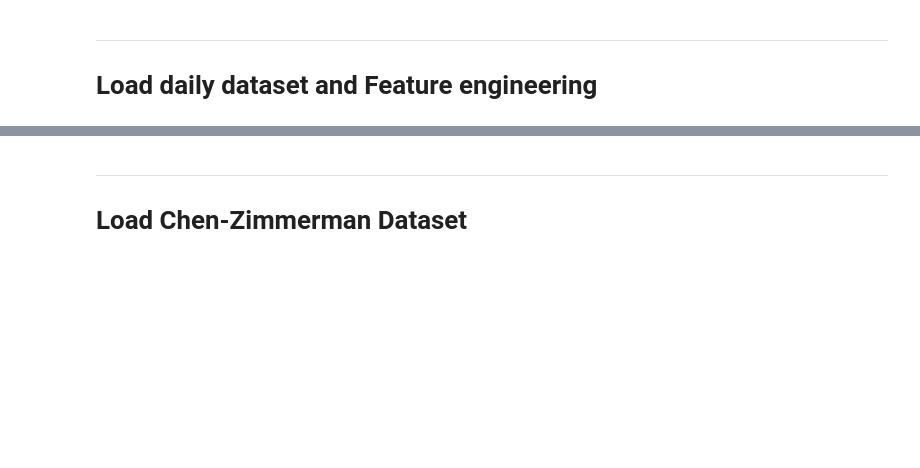
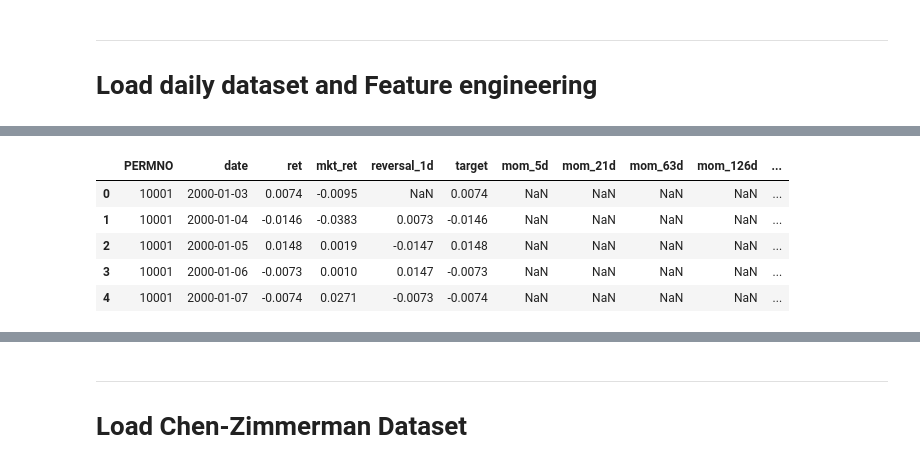
Before and after one commit to leo-wun/Can-Signal-Ensembles-beat-the-S-P500, a Jupyter notebook: notebooks/02_features.ipynb, the cells around one changed output, grey strips where cells are left out. Cells and saved outputs as stored; diff of their text form; code cells hidden in the pictures; blank space fills up the shorter version.

```diff
--- a/notebooks/02_features.ipynb
+++ b/notebooks/02_features.ipynb
@@ -30,0 +60,13 @@ pd.set_option('display.float_format', '{:.4f}'.format)
+# %%
+df = polars_features(data, value_col='ret', date_col='date', target_col = 'ret', reversal=True)
+
+df = df.to_pandas()
+
+df.head()
+# %% [output]
+|  | PERMNO | date | ret | mkt_ret | reversal_1d | target | mom_5d | mom_21d | mom_63d | mom_126d | ... |
+| 0 | 10001 | 2000-01-03 | 0.0074 | -0.0095 | NaN | 0.0074 | NaN | NaN | NaN | NaN | ... |
+| 1 | 10001 | 2000-01-04 | -0.0146 | -0.0383 | 0.0073 | -0.0146 | NaN | NaN | NaN | NaN | ... |
+| 2 | 10001 | 2000-01-05 | 0.0148 | 0.0019 | -0.0147 | 0.0148 | NaN | NaN | NaN | NaN | ... |
+| 3 | 10001 | 2000-01-06 | -0.0073 | 0.0010 | 0.0147 | -0.0073 | NaN | NaN | NaN | NaN | ... |
+| 4 | 10001 | 2000-01-07 | -0.0074 | 0.0271 | -0.0073 | -0.0074 | NaN | NaN | NaN | NaN | ... |
```
Also changed, not shown: parts of 4 cells of this notebook, 3 other files.
